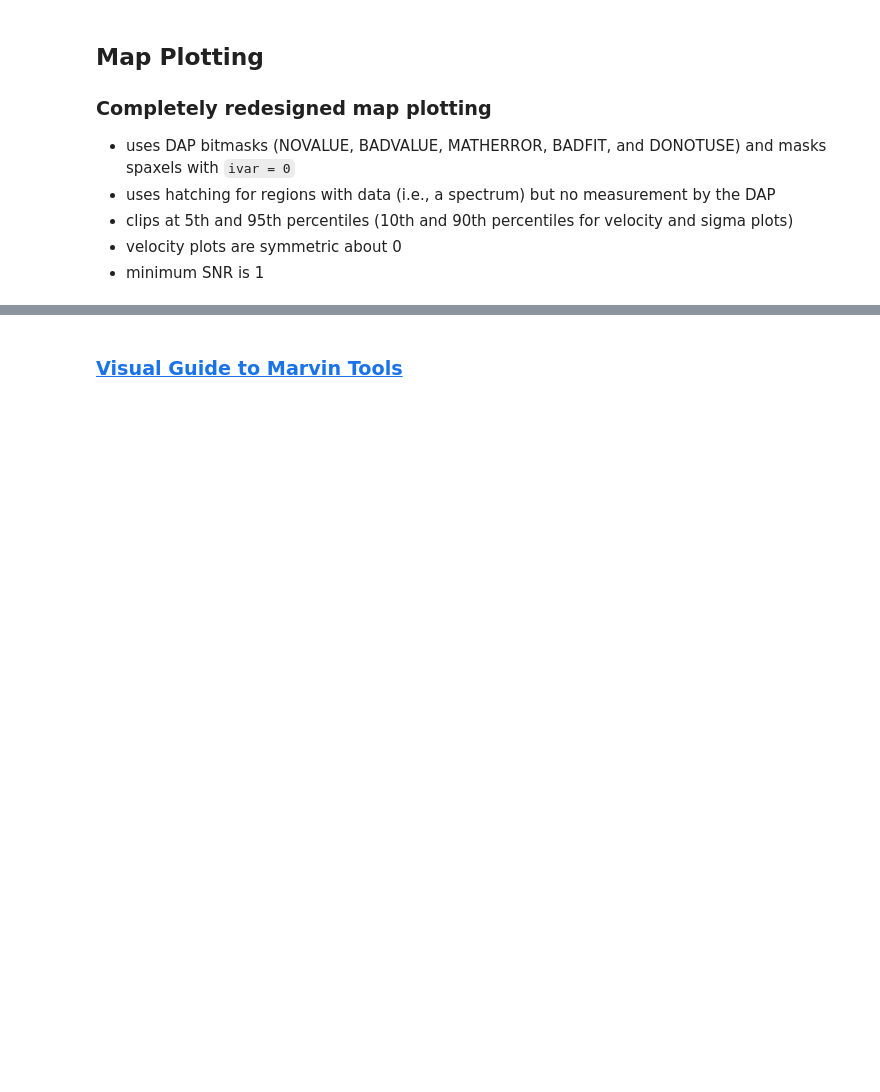
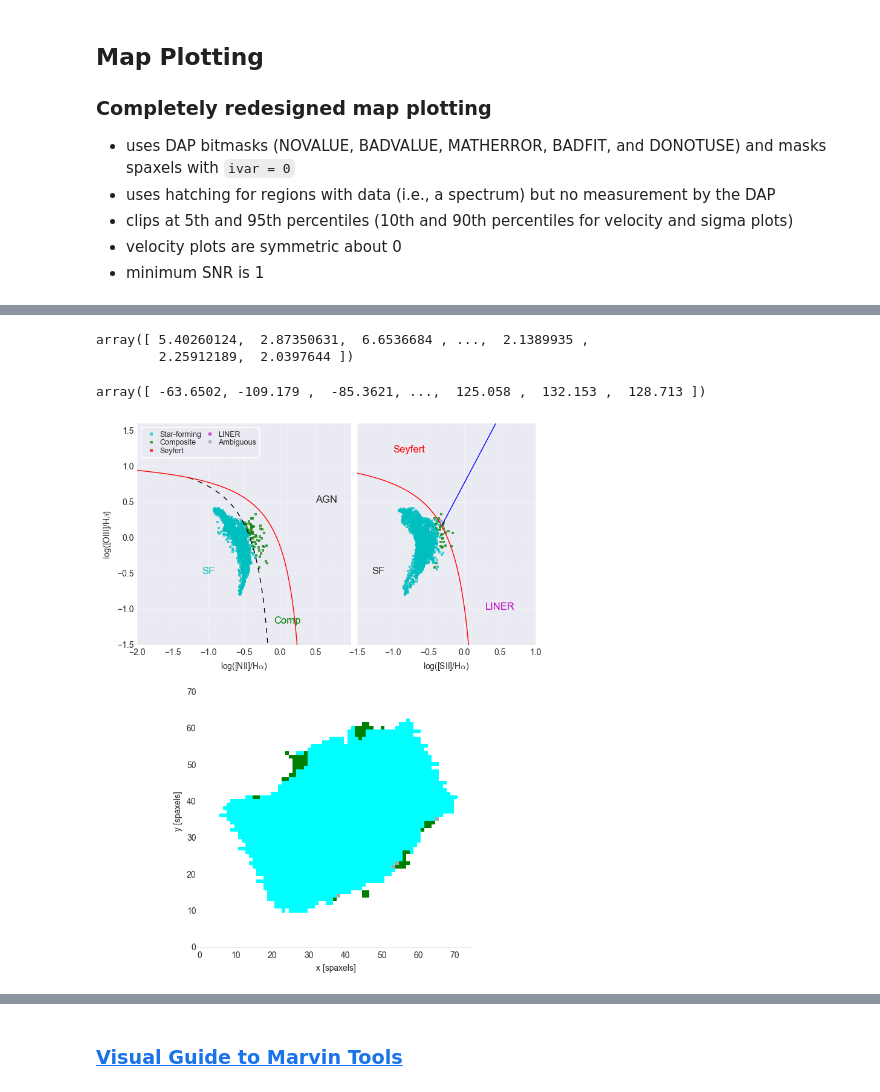
Before and after one commit to sdss/marvin, a Jupyter notebook: docs/sphinx/jupyter/whats_new_v21.ipynb, the cells around one changed output, grey strips where cells are left out. Saved outputs shown, nothing was run; the diff lists cells and outputs as text; code cells hidden in the pictures; blank space fills up the shorter version.

```diff
--- a/docs/sphinx/jupyter/whats_new_v21.ipynb
+++ b/docs/sphinx/jupyter/whats_new_v21.ipynb
@@ -115,0 +118,17 @@ array([ 5.40260124,  2.87350631,  6.6536684 , ...,  2.1389935 ,
+# %%
+# let's look at the h-alpha flux values for the star-forming spaxels
+haflux.value[masks['sf']['global']]
+# %% [output]
+array([ 5.40260124,  2.87350631,  6.6536684 , ...,  2.1389935 ,
+        2.25912189,  2.0397644 ])
+# %%
+# let's get the stellar velocity values for the star-forming spaxels
+stvel.value[masks['sf']['global']]
+# %% [output]
+array([ -63.6502, -109.179 ,  -85.3621, ...,  125.058 ,  132.153 ,  128.713 ])
+# %%
+# the BPT uses a strict classification scheme based on the BPTs for NII, SII, and OI.  If you do not want to use OI,
+# you can turn it off
+mask, fig = maps.get_bpt(use_oi=False)
+# %% [output]
+[figure, added]
```
Also changed, not shown: parts of 20 cells of this notebook.
